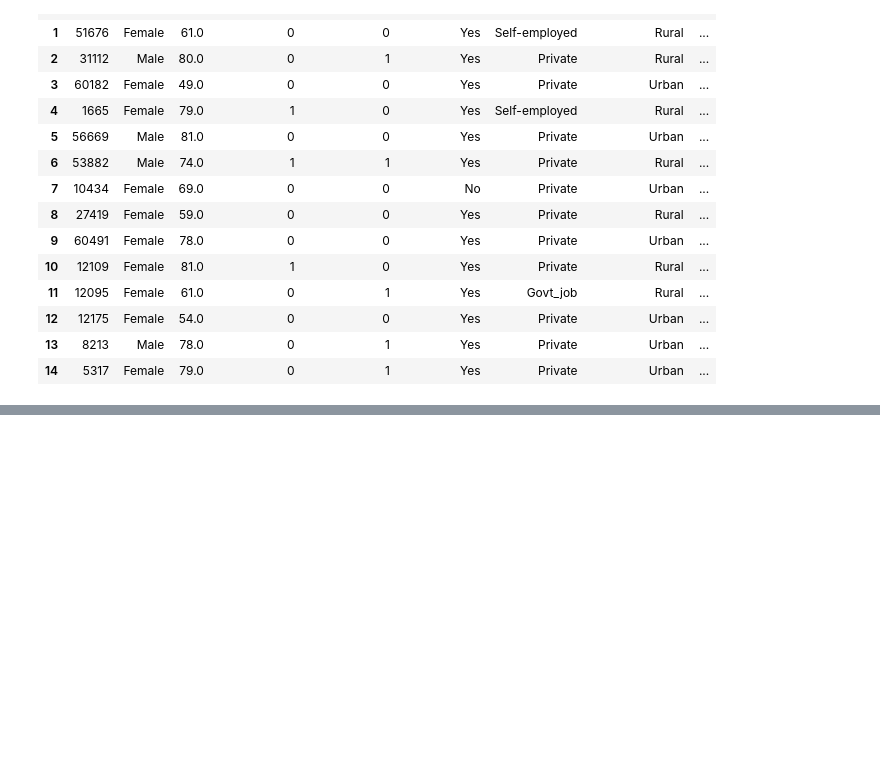
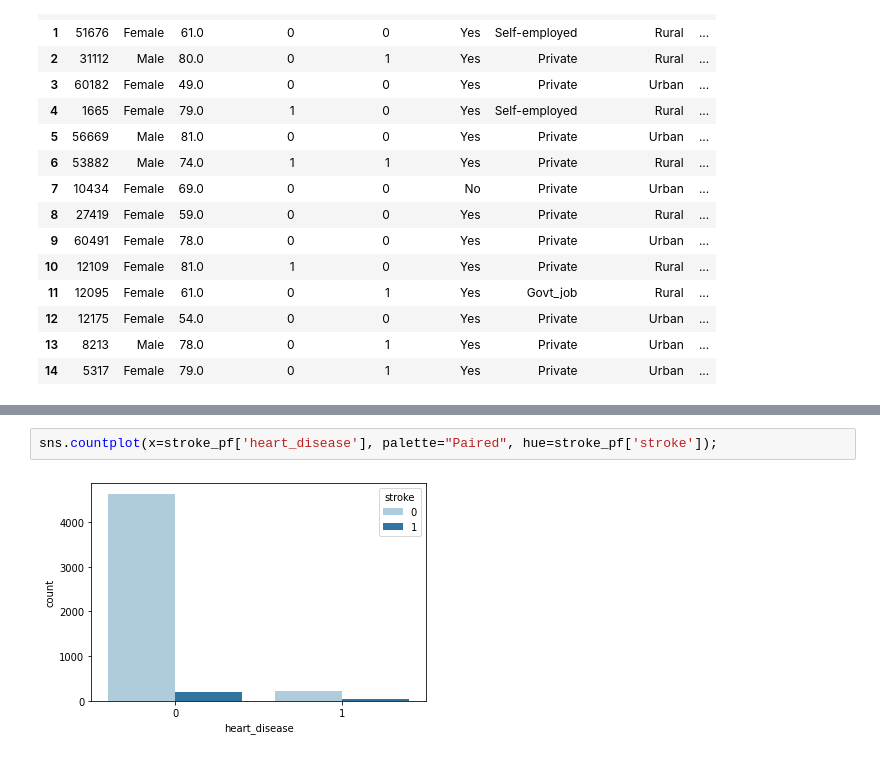
Before and after one commit to kavyachigurupati/StrokePrediction, a Jupyter notebook: Dataset_Visualization.ipynb, the cells around one changed output, grey strips where cells are left out. Cells and saved outputs as stored; diff of their text form; blank space fills up the shorter version.

```diff
--- a/Dataset_Visualization.ipynb
+++ b/Dataset_Visualization.ipynb
@@ -58,0 +77,4 @@ stroke_pf.head(15)
+# %%
+sns.countplot(x=stroke_pf['heart_disease'], palette="Paired", hue=stroke_pf['stroke']);
+# %% [output]
+[figure, added]
```
Also changed, not shown: parts of 21 cells of this notebook.
